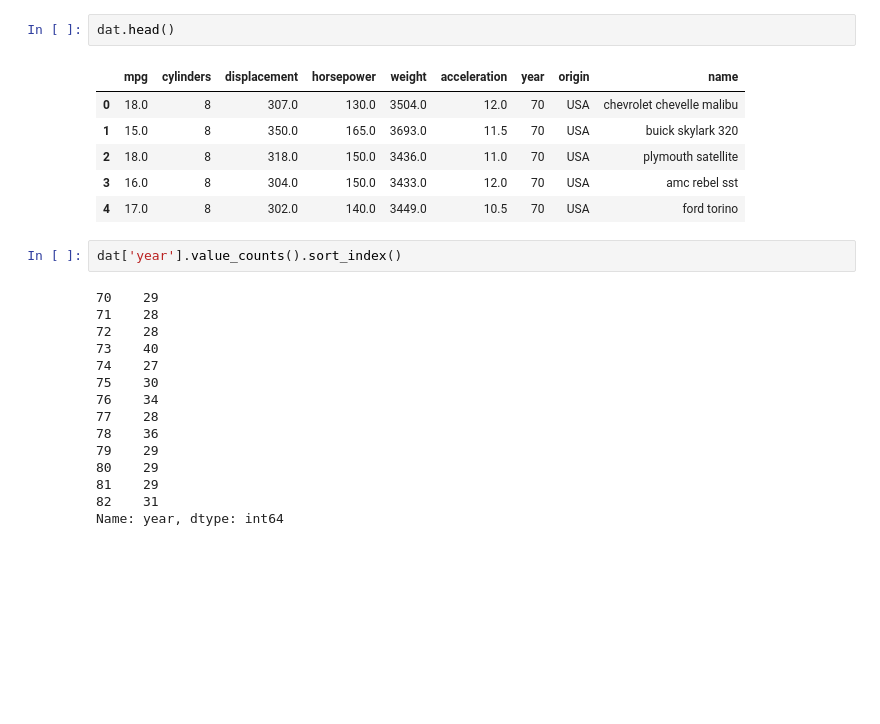
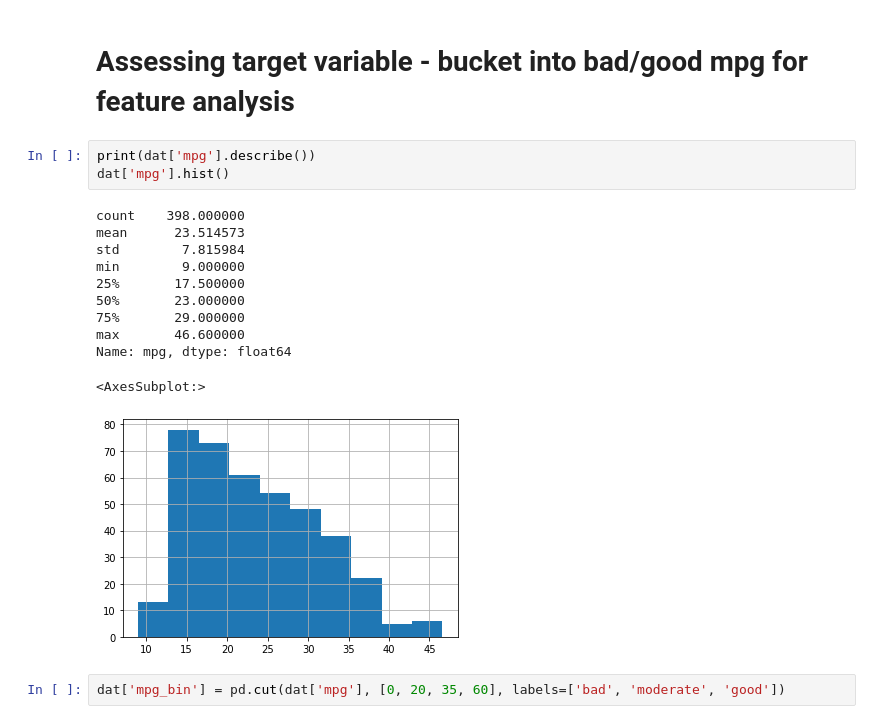
Before and after one commit to VictoryJin/uci_autompg, a Jupyter notebook: 1. EDA.ipynb, the cells around one changed output. Drawn from its saved outputs; the diff is of its cells as text; blank space fills up the shorter version.

Commit message:
Visualizations and initial analysis

```diff
--- a/1. EDA.ipynb
+++ b/1. EDA.ipynb
@@ -13,26 +25,19 @@ dat = import_dataset()
-# %%
-dat.head()
-# %% [output]
-|  | mpg | cylinders | displacement | horsepower | weight | acceleration | year | origin | name |
-| 0 | 18.0 | 8 | 307.0 | 130.0 | 3504.0 | 12.0 | 70 | USA | chevrolet chevelle malibu |
-| 1 | 15.0 | 8 | 350.0 | 165.0 | 3693.0 | 11.5 | 70 | USA | buick skylark 320 |
-| 2 | 18.0 | 8 | 318.0 | 150.0 | 3436.0 | 11.0 | 70 | USA | plymouth satellite |
-| 3 | 16.0 | 8 | 304.0 | 150.0 | 3433.0 | 12.0 | 70 | USA | amc rebel sst |
-| 4 | 17.0 | 8 | 302.0 | 140.0 | 3449.0 | 10.5 | 70 | USA | ford torino |
-# %%
-dat['year'].value_counts().sort_index()
-# %% [output]
-70    29
-71    28
-72    28
-73    40
-74    27
-75    30
-76    34
-77    28
-78    36
-79    29
-80    29
-81    29
-82    31
-Name: year, dtype: int64
+# %% [markdown]
+# Assessing target variable - bucket into bad/good mpg for feature analysis
+# %%
+print(dat['mpg'].describe())
+dat['mpg'].hist()
+# %% [output]
+count    398.000000
+mean      23.514573
+std        7.815984
+min        9.000000
+25%       17.500000
+50%       23.000000
+75%       29.000000
+max       46.600000
+Name: mpg, dtype: float64
+<AxesSubplot:>
+[figure, added]
+# %%
+dat['mpg_bin'] = pd.cut(dat['mpg'], [0, 20, 35, 60], labels=['bad', 'moderate', 'good'])
```
Also changed, not shown: parts of 14 cells of this notebook.
